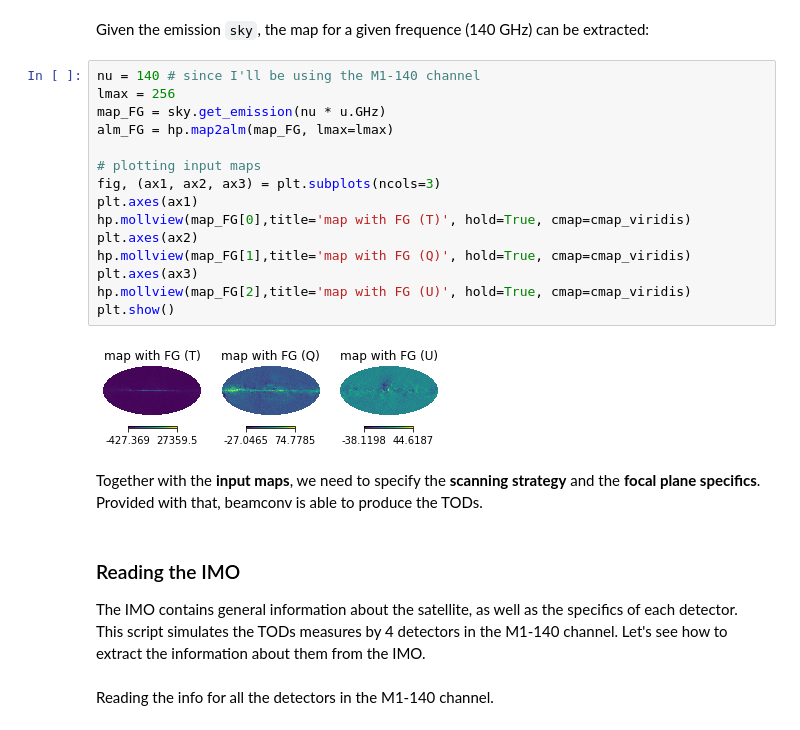
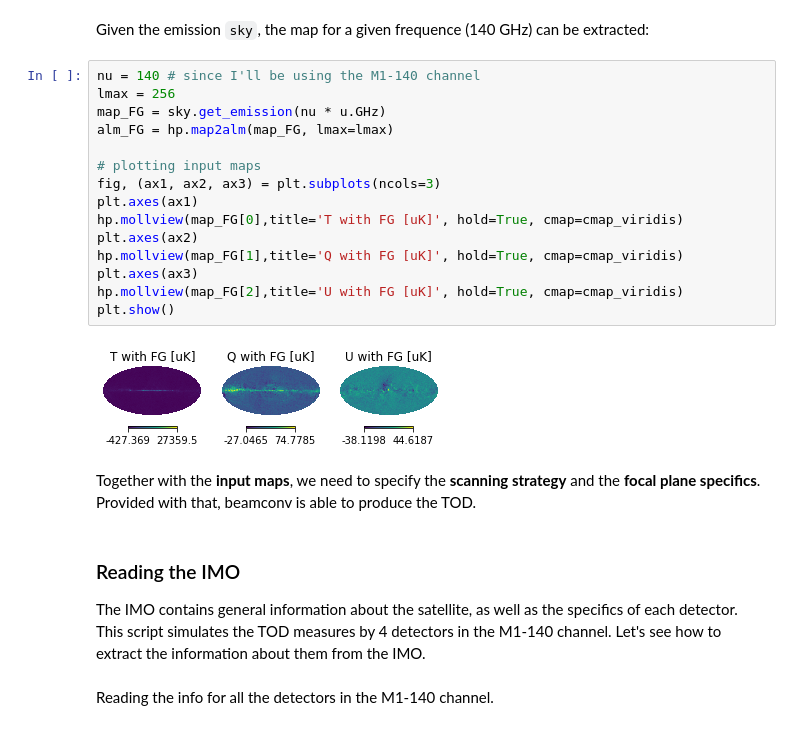
Before and after one commit to martamonelli/beamconv_tidy, a Jupyter notebook: beamconv/demo_PySM_IMO.ipynb, the cells around one changed output. Drawn from its saved outputs; the diff is of its cells as text.

```diff
--- a/beamconv/demo_PySM_IMO.ipynb
+++ b/beamconv/demo_PySM_IMO.ipynb
@@ -53,25 +53,25 @@ Given the emission <code>sky</code>, the map for a given frequence (140 GHz) can
 # %%
 nu = 140 # since I'll be using the M1-140 channel
 lmax = 256
 map_FG = sky.get_emission(nu * u.GHz)
 alm_FG = hp.map2alm(map_FG, lmax=lmax)
 
 # plotting input maps
 fig, (ax1, ax2, ax3) = plt.subplots(ncols=3)
 plt.axes(ax1)
-hp.mollview(map_FG[0],title='map with FG (T)', hold=True, cmap=cmap_viridis)
+hp.mollview(map_FG[0],title='T with FG [uK]', hold=True, cmap=cmap_viridis)
 plt.axes(ax2)
-hp.mollview(map_FG[1],title='map with FG (Q)', hold=True, cmap=cmap_viridis)
+hp.mollview(map_FG[1],title='Q with FG [uK]', hold=True, cmap=cmap_viridis)
 plt.axes(ax3)
-hp.mollview(map_FG[2],title='map with FG (U)', hold=True, cmap=cmap_viridis)
+hp.mollview(map_FG[2],title='U with FG [uK]', hold=True, cmap=cmap_viridis)
 plt.show()
 # %% [output]
-[figure, old version]
+[figure, new version]
 # %% [markdown]
-Together with the <b>input maps</b>, we need to specify the <b>scanning strategy</b> and the <b>focal plane specifics</b>. Provided with that, beamconv is able to produce the TODs.
+Together with the <b>input maps</b>, we need to specify the <b>scanning strategy</b> and the <b>focal plane specifics</b>. Provided with that, beamconv is able to produce the TOD.
 # %% [markdown]
 ### Reading the IMO
-The IMO contains general information about the satellite, as well as the specifics of each detector. This script simulates the TODs measures by 4 detectors in the M1-140 channel. Let's see how to extract the information about them from the IMO.
+The IMO contains general information about the satellite, as well as the specifics of each detector. This script simulates the TOD measures by 4 detectors in the M1-140 channel. Let's see how to extract the information about them from the IMO.
 # %% [markdown]
 Reading the info for all the detectors in the M1-140 channel.
 # %%
```
Also changed, not shown: parts of 20 cells of this notebook, 3 other files.
